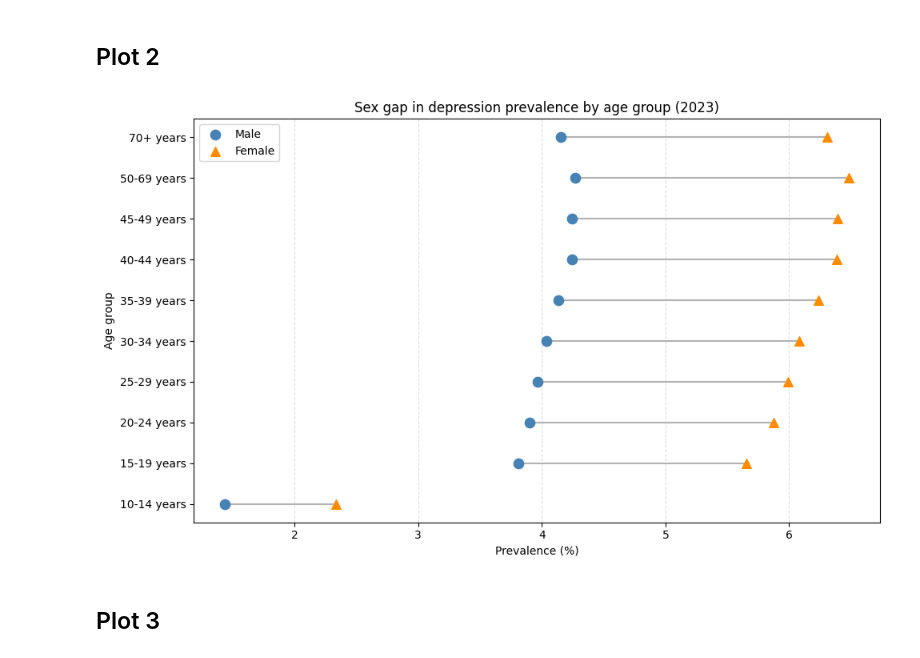
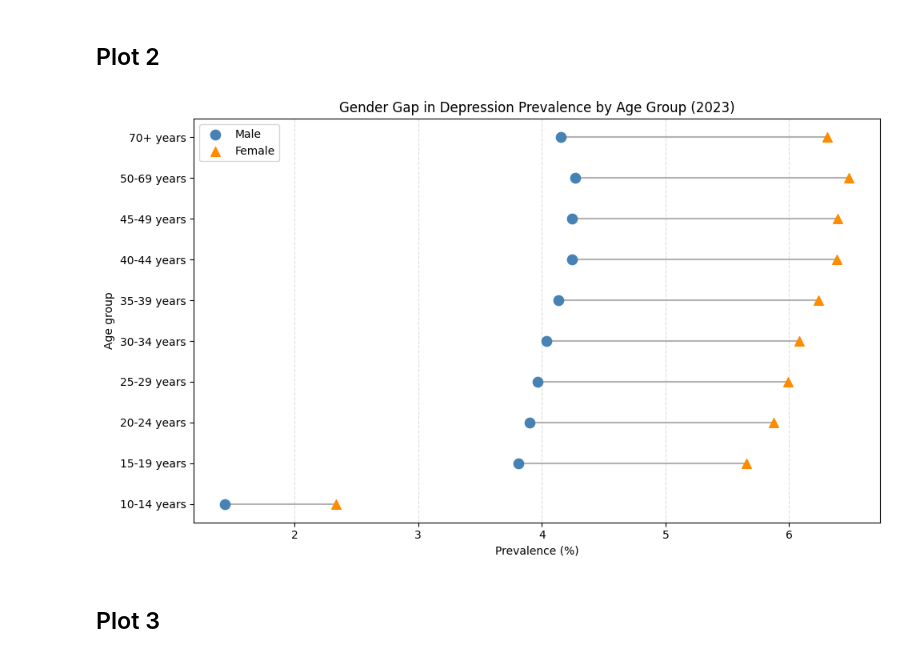
Before and after one commit to beckhamtoh/DSA4262, a Jupyter notebook: Individual Assignments/Assignment 1.ipynb, the cells around one changed output. Cells and saved outputs as stored; diff of their text form; code cells hidden in the pictures.

```diff
--- a/Individual Assignments/Assignment 1.ipynb
+++ b/Individual Assignments/Assignment 1.ipynb
@@ -69,17 +70,9 @@ See the caveats in the documentation: https://pandas.pydata.org/pandas-docs/stab
 # %% [markdown]
 ## Plot 2
 # %%
-import pandas as pd
-import matplotlib.pyplot as plt
-
-# -----------------------------
-# 1. Load dataset
-# -----------------------------
 df = pd.read_csv("global_mental_health_2023.csv")
 
-# -----------------------------
-# 2. Filter for Plot 2 criteria
-# -----------------------------
+# Filtered df for plot 2 requirements
 plot2_df = df[
     (df["measure_name"] == "Prevalence") &
     (df["metric_name"] == "Percent") &
@@ -99,22 +92,18 @@ plot2_df["prevalence_pct"] = plot2_df["val"] * 100
 # Sort by age
 plot2_df = plot2_df.sort_values("age_id")
 
-# -----------------------------
-# 3. Split by sex
-# -----------------------------
+# Split by gender
 male_df = plot2_df[plot2_df["sex_name"] == "Male"].reset_index(drop=True)
 female_df = plot2_df[plot2_df["sex_name"] == "Female"].reset_index(drop=True)
 
-# -----------------------------
-# 4. Create dumbbell plot
-# -----------------------------
+# Dumbbell plott
 plt.figure(figsize=(10, 6))
 
 for i in range(len(male_df)):
     male_val = male_df.loc[i, "prevalence_pct"]
     female_val = female_df.loc[i, "prevalence_pct"]
 
-    # Connecting line (neutral)
+    # Connecting line between male and female prevalence
     plt.plot(
         [male_val, female_val],
         [i, i],
@@ -123,42 +112,42 @@ for i in range(len(male_df)):
         zorder=1
     )
 
-    # Male: hollow circle
+    # Male represented by hollow circle fpr interpretabiltiy
     plt.scatter(
         male_val,
         i,
         marker="o",
         color = "steelblue",
         s=70,
         linewidths=1.5,
         label="Male" if i == 0 else "",
         zorder=2
     )
 
-    # Female: filled triangle
+    # Female, represented by filled triangle for interpretability
     plt.scatter(
         female_val,
         i,
         marker="^",
         color="darkorange",
         s=70,
         label="Female" if i == 0 else "",
         zorder=2
     )
 
 # -----------------------------
 # 5. Formatting
 # -----------------------------
 plt.yticks(range(len(male_df)), male_df["age_name"])
 plt.xlabel("Prevalence (%)")
 plt.ylabel("Age group")
-plt.title("Sex gap in depression prevalence by age group (2023)")
+plt.title("Gender Gap in Depression Prevalence by Age Group (2023)")
 
 plt.legend()
 plt.grid(axis="x", linestyle="--", alpha=0.4)
 plt.tight_layout()
 plt.show()
 # %% [output]
-[figure, old version]
+[figure, new version]
 # %% [markdown]
 ## Plot 3
```
Also changed, not shown: parts of 2 cells of this notebook, 1 other file.
